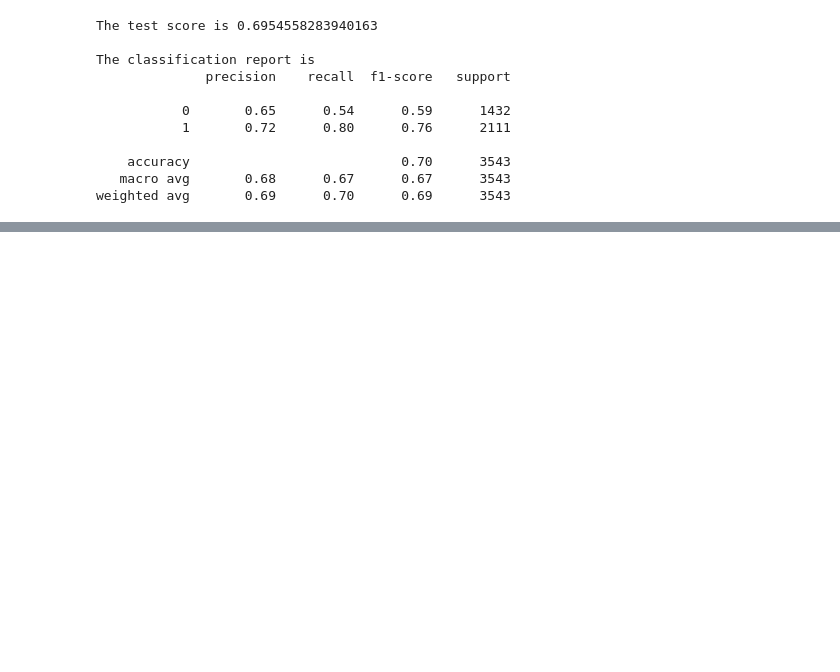
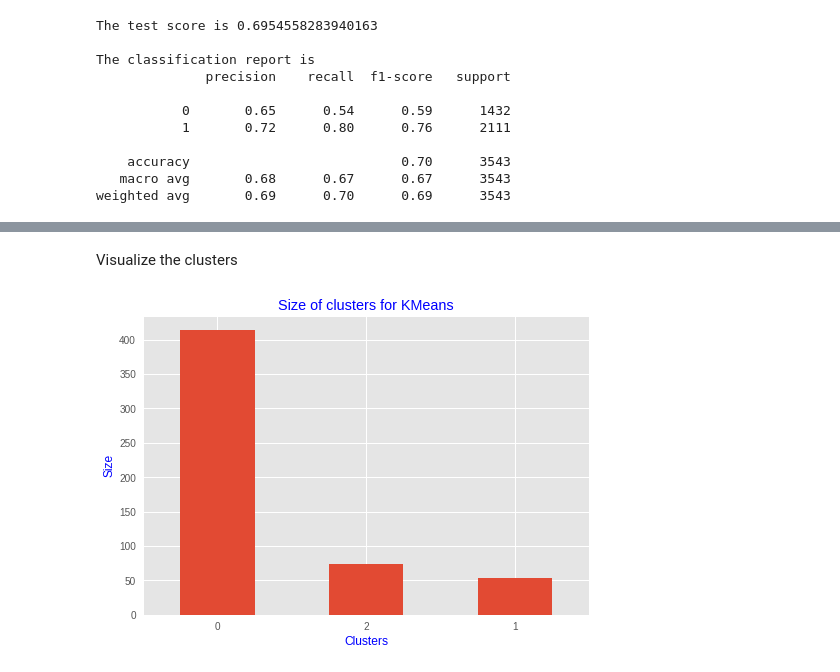
Before and after one commit to DimitriosK/Online-Education, a Jupyter notebook: Online_Platform.ipynb, the cells around one changed output, grey strips where cells are left out. Saved outputs shown, nothing was run; the diff lists cells and outputs as text; code cells hidden in the pictures; blank space fills up the shorter version.

```diff
--- a/Online_Platform.ipynb
+++ b/Online_Platform.ipynb
@@ -1277,0 +1399,3 @@ weighted avg       0.69      0.70      0.69      3543
+# %%
+df_clust=pd.DataFrame(X_scaled,columns=['ID_'+str(k) for k in range(0,X_scaled.shape[1])])
+df_clust['labels']=km.labels_
@@ -1277,0 +1422,11 @@ weighted avg       0.69      0.70      0.69      3543
+# %% [markdown]
+Visualize the clusters
+# %%
+#visualize the size the clusters
+df_clust['labels'].value_counts().plot(kind='bar',
+                                       rot=0);
+plt.xlabel('Clusters',color='blue')
+plt.title('Size of clusters for KMeans',color='blue')
+plt.ylabel('Size',color='blue');
+# %% [output]
+[figure, added]
```
Also changed, not shown: parts of 62 cells of this notebook.
